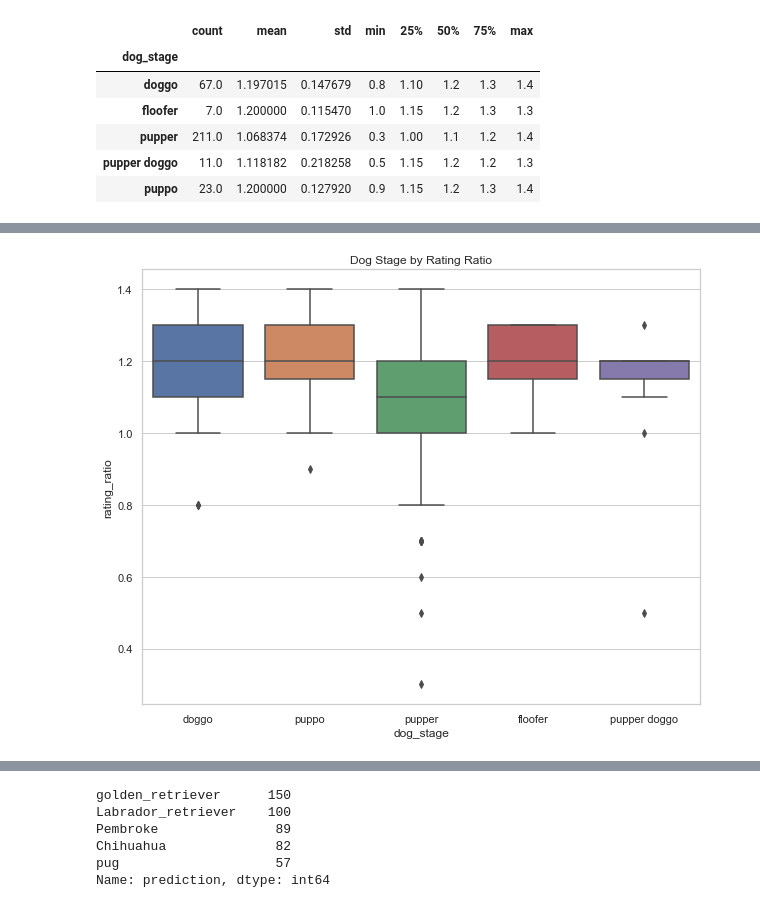
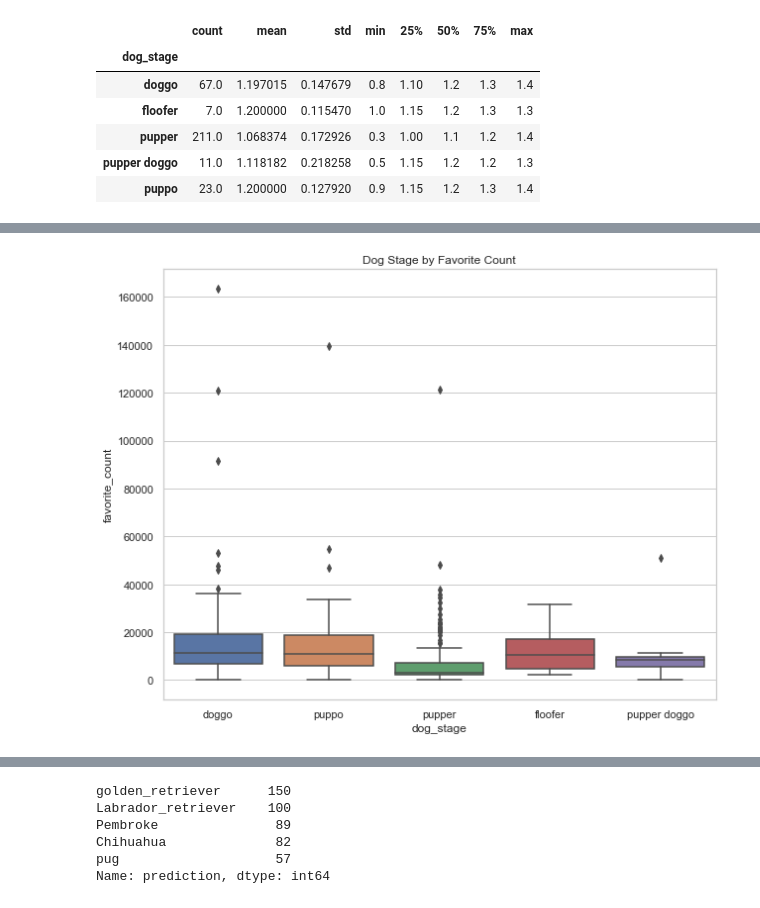
Before and after one commit to jemc36/Udacity-DAND-DataWrangling-TwitterAPI-WeRateDogs, a Jupyter notebook: wrangle_act.ipynb, the cells around one changed output, grey strips where cells are left out. Saved outputs shown, nothing was run; the diff lists cells and outputs as text; code cells hidden in the pictures.

```diff
--- a/wrangle_act.ipynb
+++ b/wrangle_act.ipynb
@@ -1067,8 +1076,6 @@ pd.read_sql_query("select * from image_predictions_tp limit 5;", conn)
 # %%
-# 1. Dog stages
+# 2. Dog stages
 twitter_archive_master['rating_ratio'] = twitter_archive_master['corrected_numerator'] / twitter_archive_master['corrected_denominator']
-twitter_archive_master['fav_perc']= twitter_archive_master['favorite_count'] / twitter_archive_master['favorite_count'].sum()
-twitter_archive_master['retweet_perc'] = twitter_archive_master['retweet_count'] / twitter_archive_master['retweet_count'].sum()
 # %%
 twitter_archive_master['dog_stage'].value_counts()
 # %% [output]
@@ -1117,7 +1124,7 @@ a1.groupby('dog_stage')['rating_ratio'].describe()
 # %%
 plt.figure(figsize=(10,8))
 sns.set(style="whitegrid")
-sns.boxplot(x='dog_stage', y="rating_ratio", data=a1).set_title('Dog Stage by Rating Ratio')
-plt.savefig('dog_rating.png');
+sns.boxplot(x='dog_stage', y="favorite_count", data=a1).set_title('Dog Stage by Favorite Count')
+plt.savefig('stag_fav.png');
 # %% [output]
-[figure, old version]
+[figure, new version]
```
Also changed, not shown: parts of 24 cells of this notebook, 13 other files.
